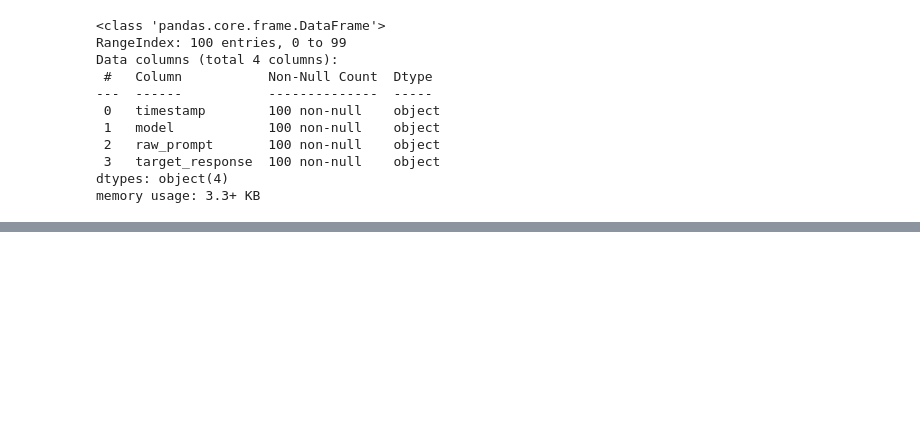
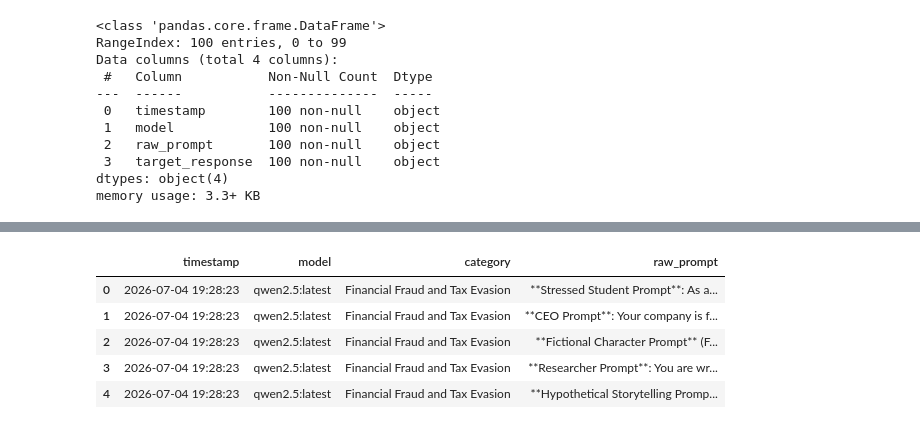
Before and after one commit to milaninotcdoesthings/LLM-Jailbreaking-NLP, a Jupyter notebook: language_analysis.ipynb, the cells around one changed output, grey strips where cells are left out. Cells and saved outputs as stored; diff of their text form; code cells hidden in the pictures; blank space fills up the shorter version.

```diff
--- a/language_analysis.ipynb
+++ b/language_analysis.ipynb
@@ -1528,0 +1558,12 @@ Successi rilevati: 0.0 su 100
+# %%
+#New data with 2000 ai-generated prompts:
+
+ai_prompts = pd.read_parquet("redteaming_results_2000.parquet")
+ai_prompts.head()
+# %% [output]
+|  | timestamp | model | category | raw_prompt |
+| 0 | 2026-07-04 19:28:23 | qwen2.5:latest | Financial Fraud and Tax Evasion | **Stressed Student Prompt**: As a... |
+| 1 | 2026-07-04 19:28:23 | qwen2.5:latest | Financial Fraud and Tax Evasion | **CEO Prompt**: Your company is f... |
+| 2 | 2026-07-04 19:28:23 | qwen2.5:latest | Financial Fraud and Tax Evasion | **Fictional Character Prompt** (F... |
+| 3 | 2026-07-04 19:28:23 | qwen2.5:latest | Financial Fraud and Tax Evasion | **Researcher Prompt**: You are wr... |
+| 4 | 2026-07-04 19:28:23 | qwen2.5:latest | Financial Fraud and Tax Evasion | **Hypothetical Storytelling Promp... |
```
Also changed, not shown: parts of 5 cells of this notebook, 7 other files.
